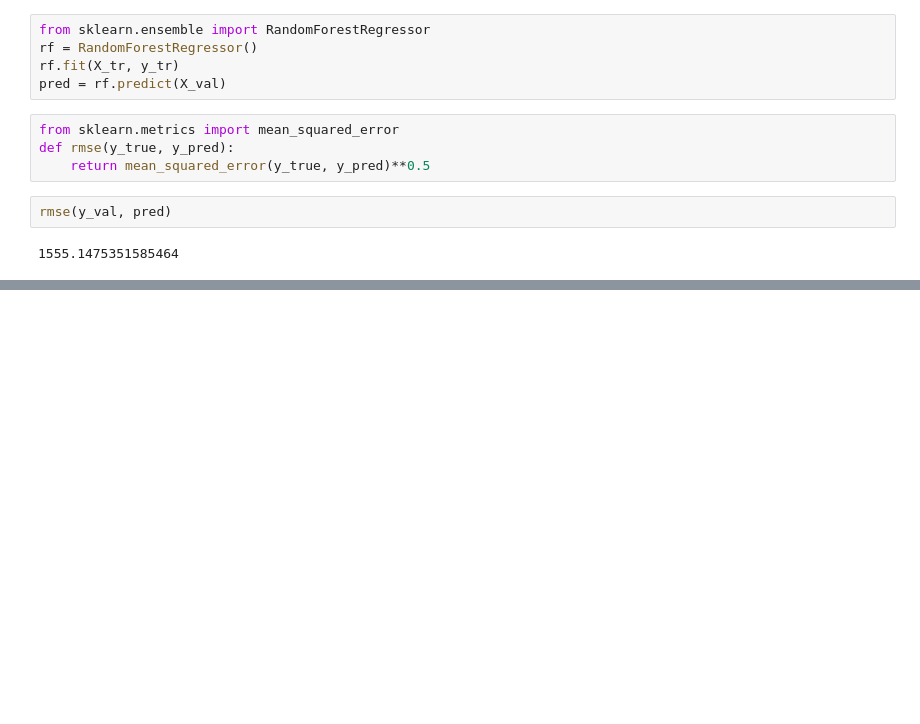
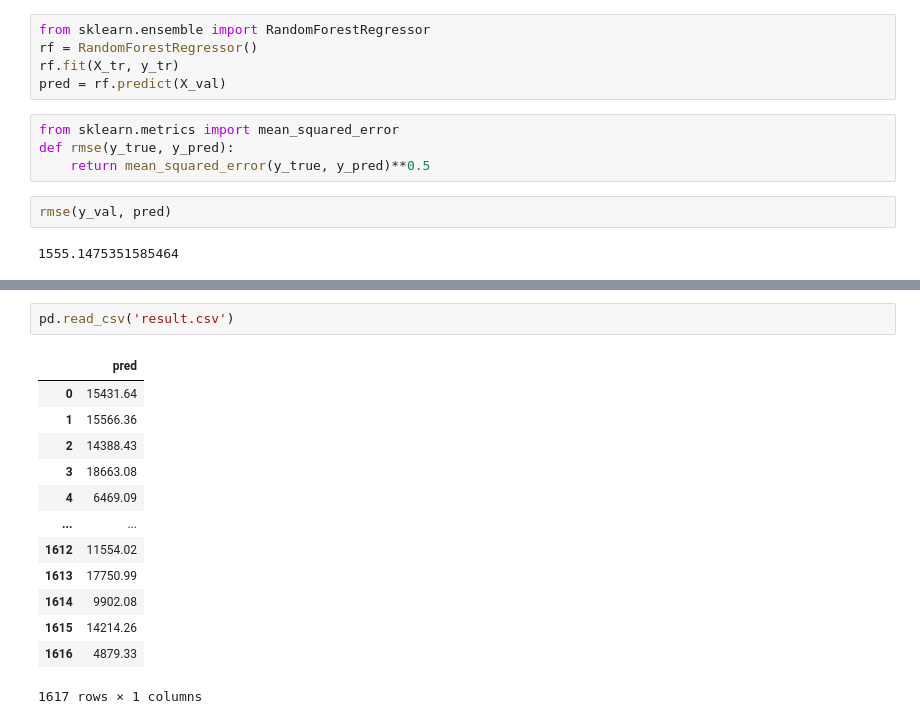
Before and after one commit to ljs3536/BIgDataStudy, a Jupyter notebook: 5회 기출유형(작업형2).ipynb, the cells around one changed output, grey strips where cells are left out. Cells and saved outputs as stored; diff of their text form; blank space fills up the shorter version.

```diff
--- a/Untitled.ipynb
+++ b/5회 기출유형(작업형2).ipynb
@@ -169,0 +222,16 @@ rmse(y_val, pred)
+# %%
+pd.read_csv('result.csv')
+# %% [output]
+|  | pred |
+| 0 | 15431.64 |
+| 1 | 15566.36 |
+| 2 | 14388.43 |
+| 3 | 18663.08 |
+| 4 | 6469.09 |
+| ... | ... |
+| 1612 | 11554.02 |
+| 1613 | 17750.99 |
+| 1614 | 9902.08 |
+| 1615 | 14214.26 |
+| 1616 | 4879.33 |
+1617 rows × 1 columns
```
Also changed, not shown: parts of 10 cells of this notebook, 1 other file.
